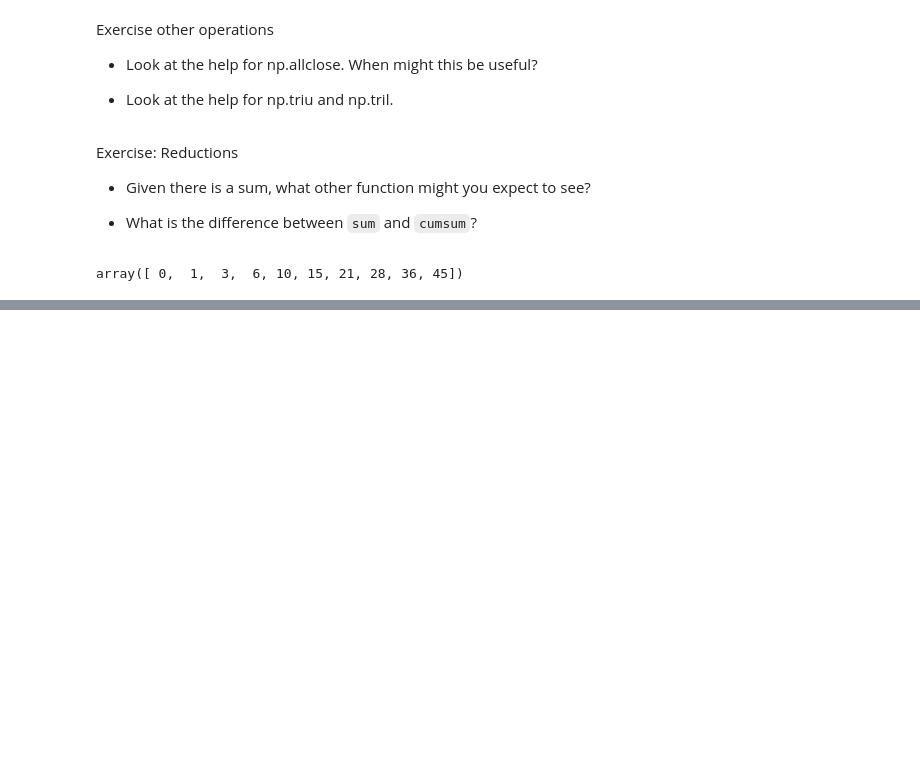
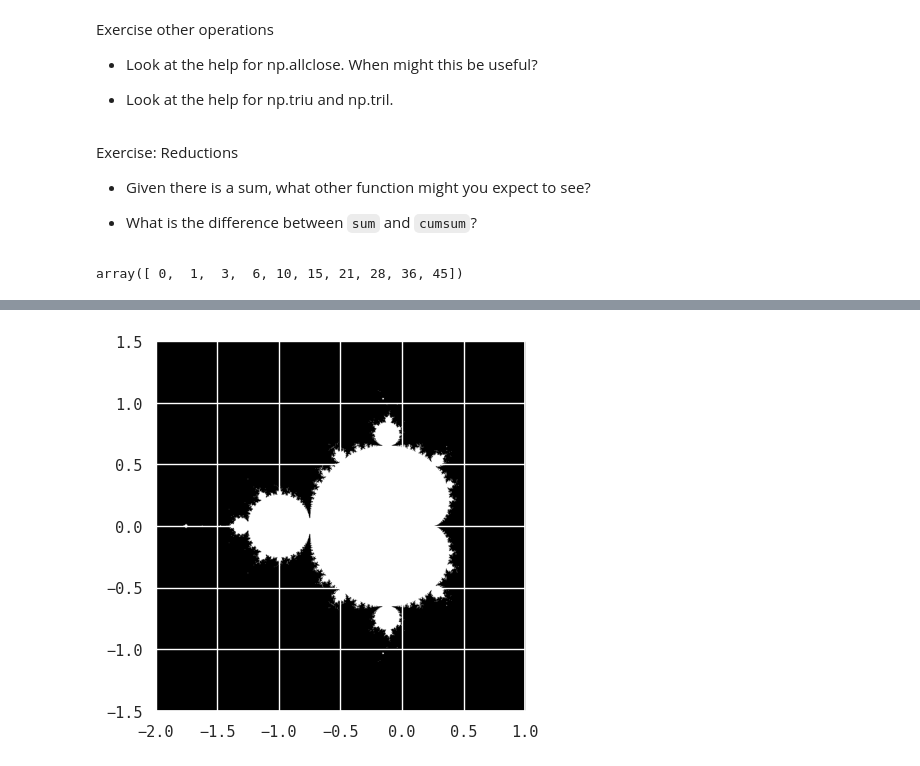
Before and after one commit to MuCool1729/Scipy-Lectures, a Jupyter notebook: intro_numpy.ipynb, the cells around one changed output, grey strips where cells are left out. Saved outputs shown, nothing was run; the diff lists cells and outputs as text; code cells hidden in the pictures; blank space fills up the shorter version.

```diff
--- a/intro_numpy.ipynb
+++ b/intro_numpy.ipynb
@@ -272,0 +592,12 @@ array([ 0,  1,  3,  6, 10, 15, 21, 28, 36, 45])
+# %%
+x,y = np.ogrid[-2:1:1000j, -1.5:1.5:1000j]
+
+c = x + 1j * y
+z = 0
+for j in range(50):
+    z = z**2 + c
+
+plt.imshow((abs(z) < 50).T, extent = [-2, 1, -1.5, 1.5]);
+plt.gray();
+# %% [output]
+[figure, added]
```
Also changed, not shown: parts of 29 cells of this notebook, 3 other files.
